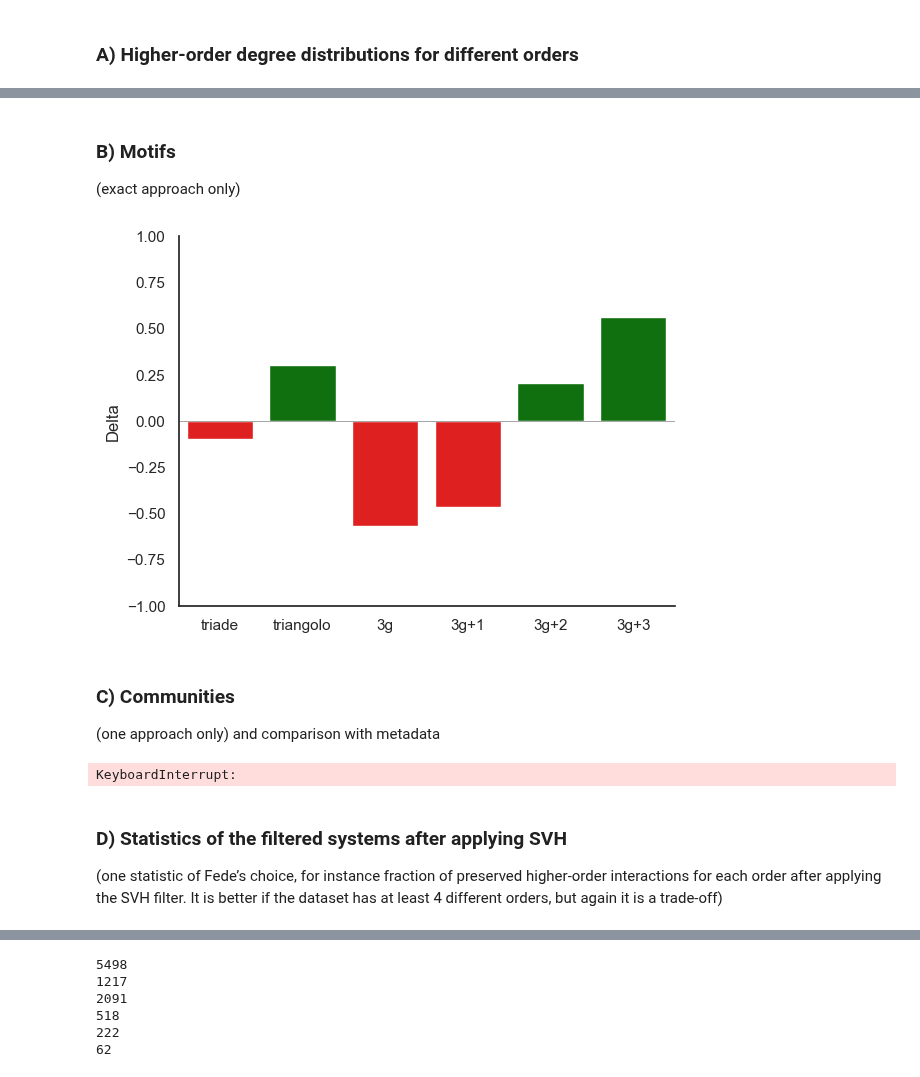
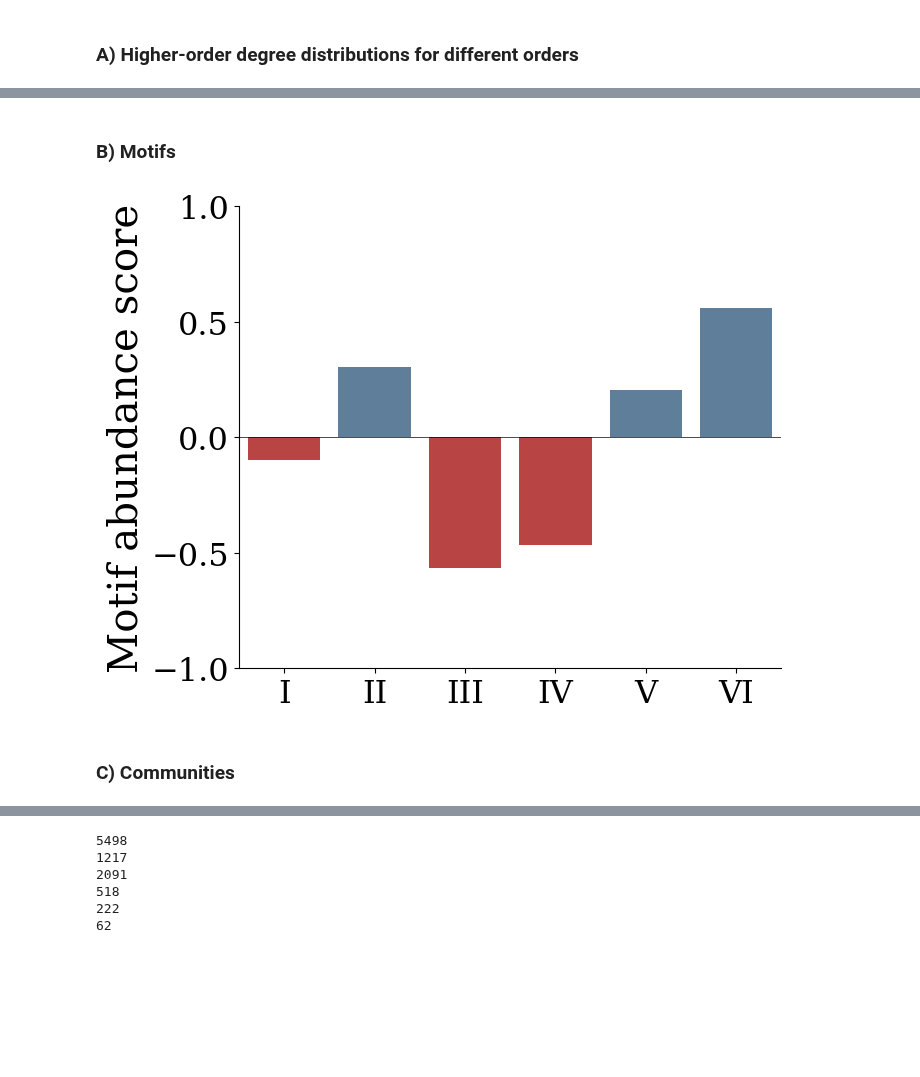
Before and after one commit to HGX-Team/hypergraphx, a Jupyter notebook: tutorials/analysis_paper.ipynb, the cells around one changed output, grey strips where cells are left out. Cells and saved outputs as stored; diff of their text form; code cells hidden in the pictures; blank space fills up the shorter version.

Commit message:
Update draw_hypergraph and Figure1

```diff
--- a/tutorials/analysis_paper.ipynb
+++ b/tutorials/analysis_paper.ipynb
@@ -26,2 +20,18 @@ warnings.simplefilter(action='ignore', category=FutureWarning)
+# %%
+# Fix visualization settings
+params = {'figure.figsize': (7,6),
+          'font.family': 'serif',
+          'axes.labelsize': '29',
+          'axes.titlesize':'29',
+          'xtick.labelsize':'23',
+          'ytick.labelsize':'23',
+          'legend.fontsize': '20',
+          'hatch.color': 'white'}
+plt.rcParams.update(params)
+
+SIZE_TWO_COLOR = 'darkgrey'
+SIZE_THREE_COLOR = '#FFBC79'
+SIZE_FOUR_COLOR = '#79BCFF'
+hye_facecolor = {SIZE_TWO_COLOR: 'black', SIZE_THREE_COLOR: "#C85200", SIZE_FOUR_COLOR: "#006BA4"}
 # %% [markdown]
 ### Input data
@@ -164,3 +128,2 @@ plot_degree_distributions(H, max_size=5)
 # %% [markdown]
 ### B) Motifs
-(exact approach only)
@@ -167,20 +132,15 @@ plot_degree_distributions(H, max_size=5)
 # %%
-from hnx.motifs.motifs import compute_motifs
-import seaborn as sns
-import matplotlib.pyplot as plt
-
 motifs3 = [-0.09743189457908542, 0.3057352878609137, -0.5664795273602301, -0.46704869712770475, 0.20599282046932665, 0.5617529503113179]
 
-# plot a bar chart of the motif counts
-cols = ['red' if (x < 0) else 'green' for x in motifs3]
-g = sns.barplot(x=["triade", "triangolo", "3g", "3g+1", "3g+2", "3g+3"], y=motifs3, palette=cols)
-g.axhline(0, color="grey", linewidth=0.5)
+# Plot a bar chart of the motif counts
+cols = ['#cd3031' if (x < 0) else '#557fa3' for x in motifs3]
+g = sns.barplot(x=["I", "II", "III", "IV", "V", "VI"], y=motifs3, palette=cols)
+g.axhline(0, color="black", linewidth=0.5)
 plt.ylim(-1, 1)
-plt.ylabel("Delta")
+plt.ylabel("Motif abundance score")
 sns.despine()
-plt.savefig("motifs3.svg", bbox_inches="tight")
+plt.savefig("figures/motifs3.svg", bbox_inches="tight")
 # %% [output]
-[figure, old version]
+[figure, new version]
 # %% [markdown]
 ### C) Communities
-(one approach only) and comparison with metadata
@@ -187,6 +164,14 @@ plt.savefig("motifs3.svg", bbox_inches="tight")
 # %%
 # Model training
-model = HypergraphMT(verbose=False)
-u, w, maxL = model.fit(H, K=5, seed=10, normalizeU=False, out_inference=False, )
+model = HypergraphMT(n_realizations=n_realizations,
+                     max_iter=max_iter,
+                     check_convergence_every=check_convergence_every,
+                     verbose=verbose
+                    )
+
+u, _, _ = model.fit(H_filtered,
+                    K=K,
+                    seed=seed,
+                    normalizeU=normalizeU,
+                    baseline_r0=baseline_r0
+                   )
-# %% [output]
-KeyboardInterrupt:
@@ -196,4 +177,0 @@ KeyboardInterrupt:
-# %% [markdown]
-### D) Statistics of the filtered systems after applying SVH
-(one statistic of Fede’s choice, for instance fraction of preserved higher-order interactions for each order after
-applying the SVH filter. It is better if the dataset has at least 4 different orders, but again it is a trade-off)
```
Also changed, not shown: parts of 44 cells of this notebook, 32 other files.
